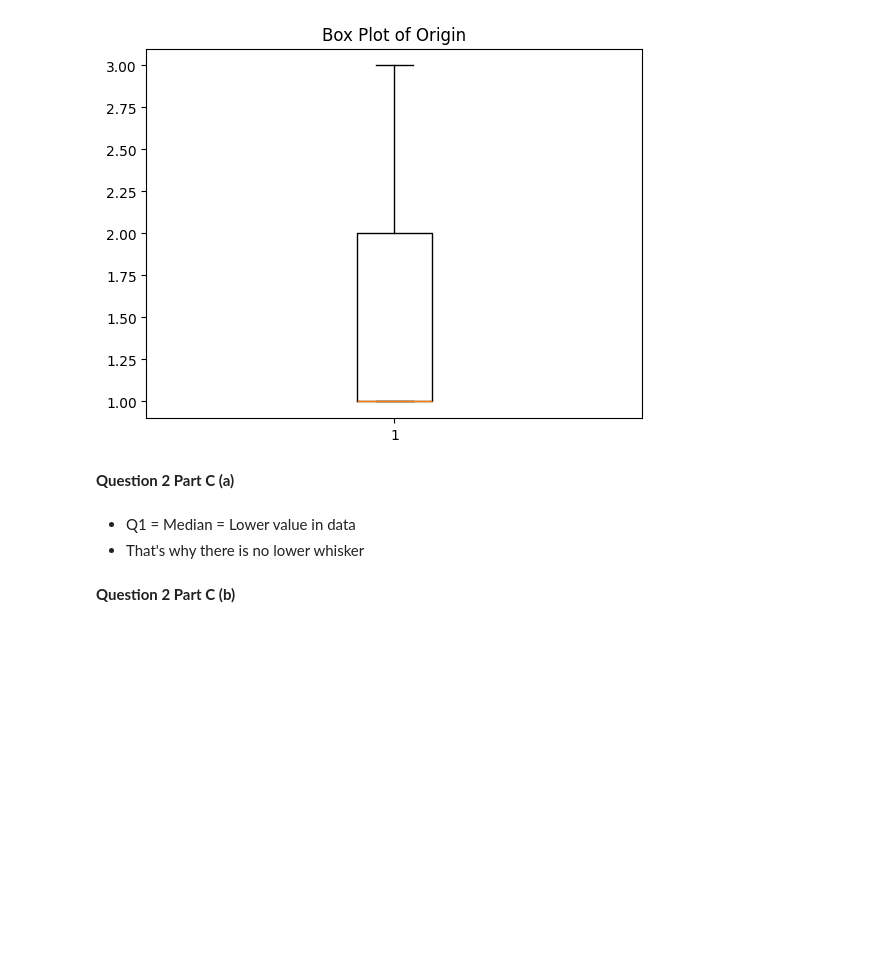
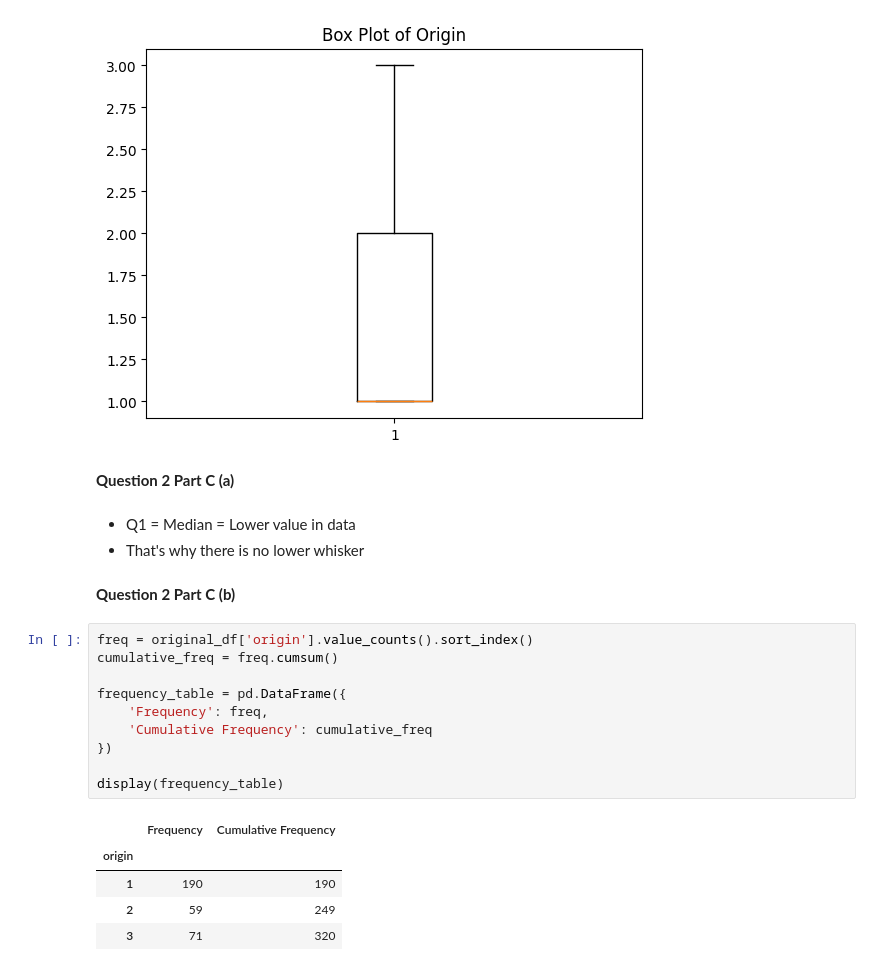
Before and after one commit to dinahabibb/assignment1_LearningFromData, a Jupyter notebook: assignment1.ipynb, the cells around one changed output. Saved outputs shown, nothing was run; the diff lists cells and outputs as text; blank space fills up the shorter version.

```diff
--- a/assignment1.ipynb
+++ b/assignment1.ipynb
@@ -279,3 +230,19 @@ plt.show()
 - That's why there is no lower whisker
 # %% [markdown]
 **Question 2 Part C (b)**
+# %%
+freq = original_df['origin'].value_counts().sort_index()
+cumulative_freq = freq.cumsum()
+
+frequency_table = pd.DataFrame({
+    'Frequency': freq,
+    'Cumulative Frequency': cumulative_freq
+})
+
+display(frequency_table)
+# %% [output]
+|  | Frequency | Cumulative Frequency |
+| origin |  |  |
+| 1 | 190 | 190 |
+| 2 | 59 | 249 |
+| 3 | 71 | 320 |
```
Also changed, not shown: parts of 7 cells of this notebook.
